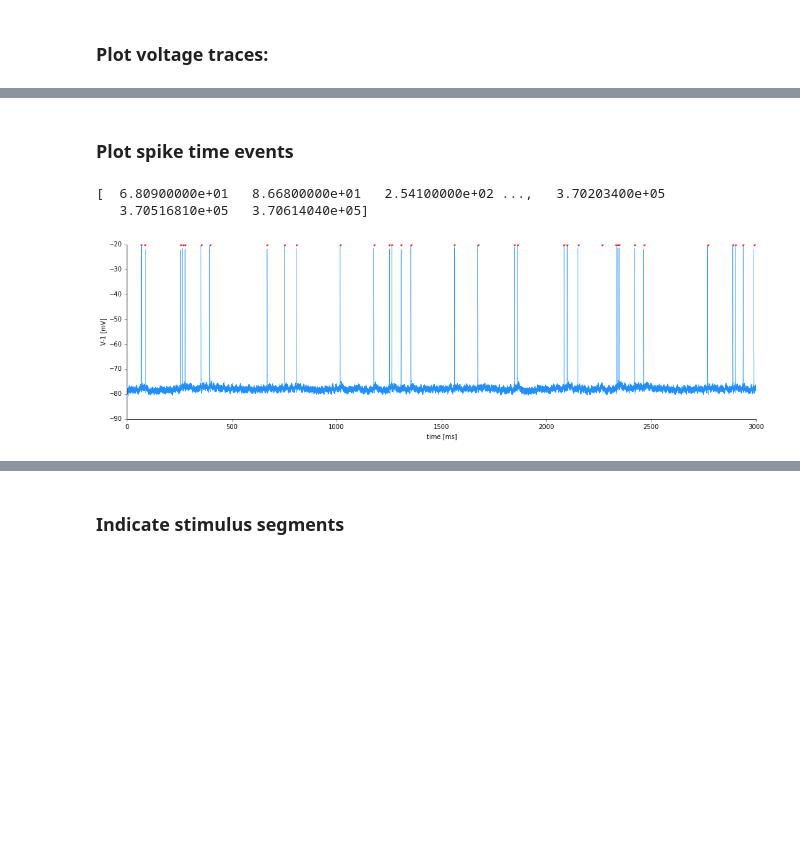
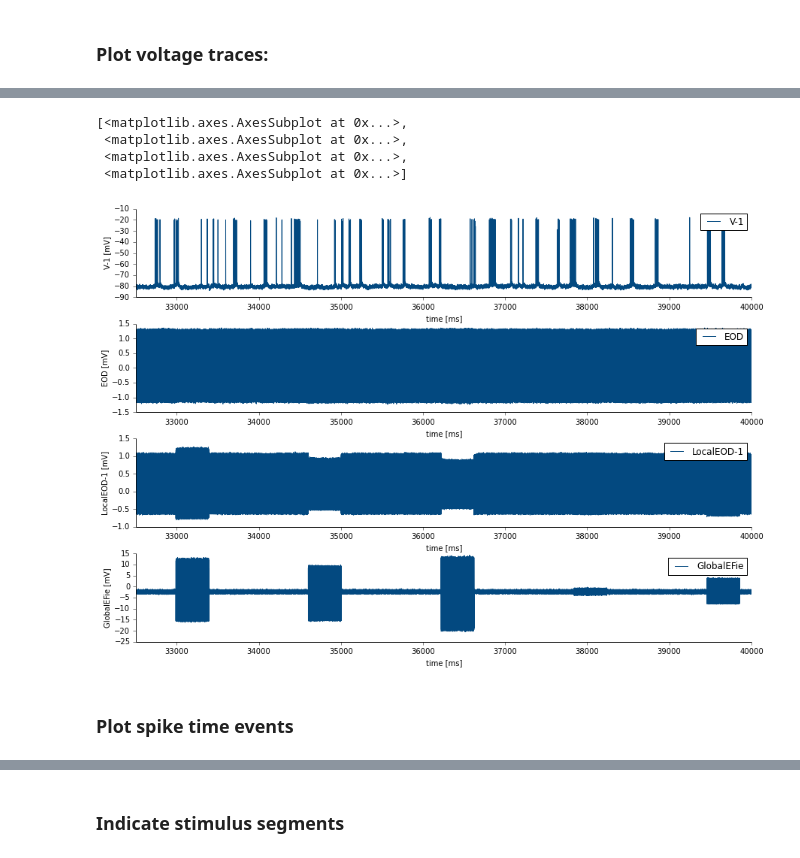
Before and after one commit to G-Node/nix-demo, a Jupyter notebook: relacs_demo.ipynb, the cells around one changed output, grey strips where cells are left out. Cells and saved outputs as stored; diff of their text form; code cells hidden in the pictures; blank space fills up the shorter version.

```diff
--- a/relacs_demo.ipynb
+++ b/relacs_demo.ipynb
@@ -146,32 +86,15 @@ plt.show()
+# %%
+plotter = Plotter(width=1280, height=800,lines=4)
+plotter.add(voltage, 0, xlim=[32500, 40000])
+plotter.add(eod, 1, xlim=[32500, 40000])
+plotter.add(local_eod, 2, xlim=[32500, 40000])
+plotter.add(stim, 3, xlim=[32500, 40000])
+plotter.plot()
+# %% [output]
+[<matplotlib.axes.AxesSubplot at 0x...>,
+ <matplotlib.axes.AxesSubplot at 0x...>,
+ <matplotlib.axes.AxesSubplot at 0x...>,
+ <matplotlib.axes.AxesSubplot at 0x...>]
+[figure, added]
 # %% [markdown]
 ### Plot spike time events
-# %%
-# get the data from nix file
-voltage = [da for da in b.data_arrays if da.name == "V-1"][0]
-spike_times = [da for da in b.data_arrays if da.name == "spike times"][0]
-sampling_interval = voltage.dimensions[0].sampling_interval
-time_axis = np.arange(len(voltage))*sampling_interval
-print(spike_times[:])
-# plot data
-min_time, max_time = 0., 3.
-fig = plt.figure(facecolor='white', figsize=(18.,5))
-
-ax = fig.add_subplot(111)
-ax.tick_params(direction='out')
-ax.spines['top'].set_color('none')
-ax.spines['right'].set_color('none')
-ax.xaxis.set_ticks_position('bottom')
-ax.yaxis.set_ticks_position('left')
-ax.plot(time_axis[np.all((time_axis >= (min_time*1000), time_axis <= (max_time*1000)), axis=0)],
-        voltage[:][np.all((time_axis >= (min_time*1000), time_axis <= (max_time*1000)), axis=0)],
-        lw=0.5, color='dodgerblue', label=voltage.name)
-time_slice = spike_times[:][np.all((spike_times[:] >= min_time*1000, spike_times[:] <= max_time*1000), axis=0)]
-ax.plot(time_slice, np.ones_like(time_slice)*-20,
-        color='red', lw=0, marker='.', label=spike_times.name)
-ax.set_xlabel(voltage.dimensions[0].label + ' [' + voltage.dimensions[0].unit + ']')
-ax.set_ylabel(voltage.label + ' [' + voltage.unit + ']')
-plt.show()
-# %% [output]
-[  6.80900000e+01   8.66800000e+01   2.54100000e+02 ...,   3.70203400e+05
-   3.70516810e+05   3.70614040e+05]
-[figure, removed]
```
Also changed, not shown: parts of 5 cells of this notebook.
